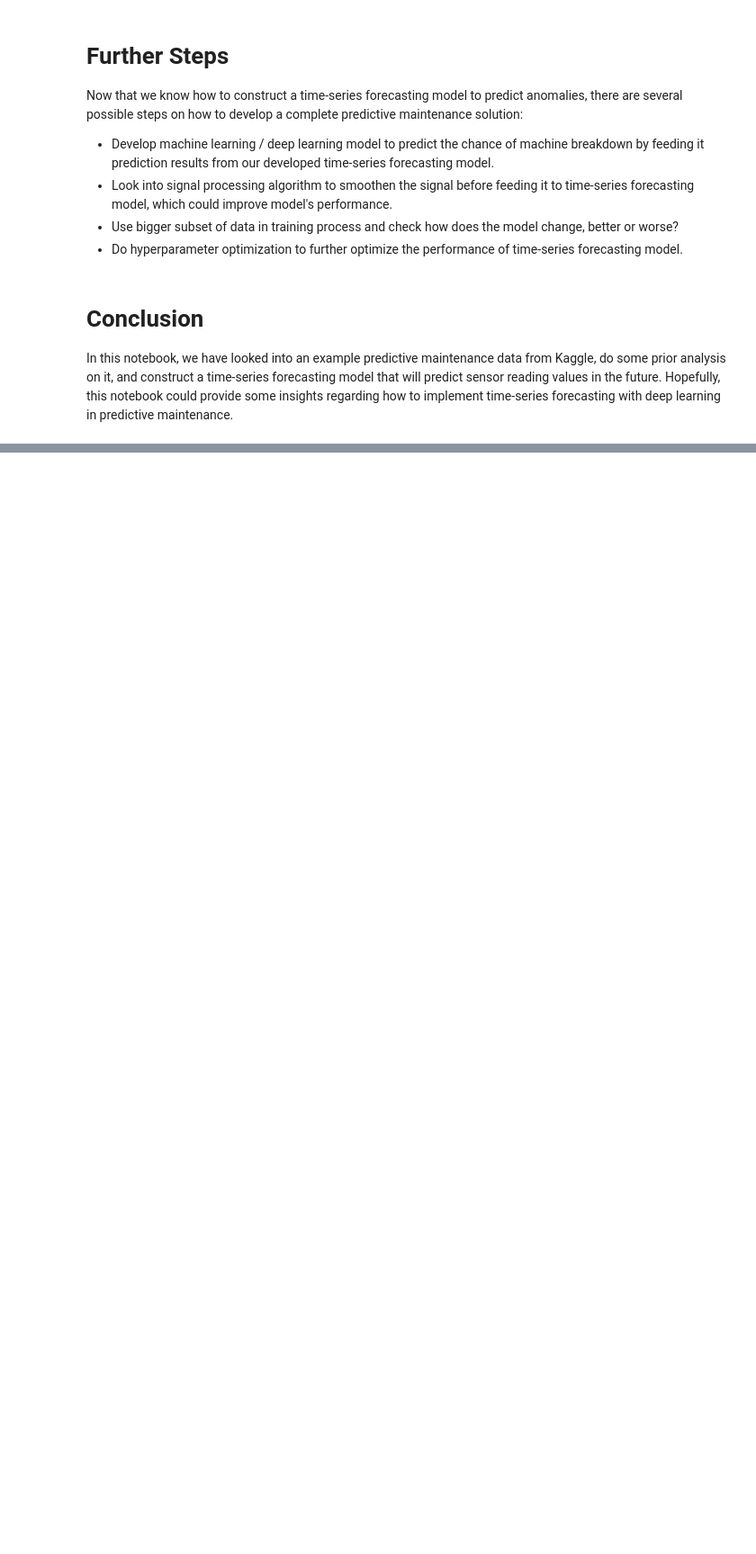
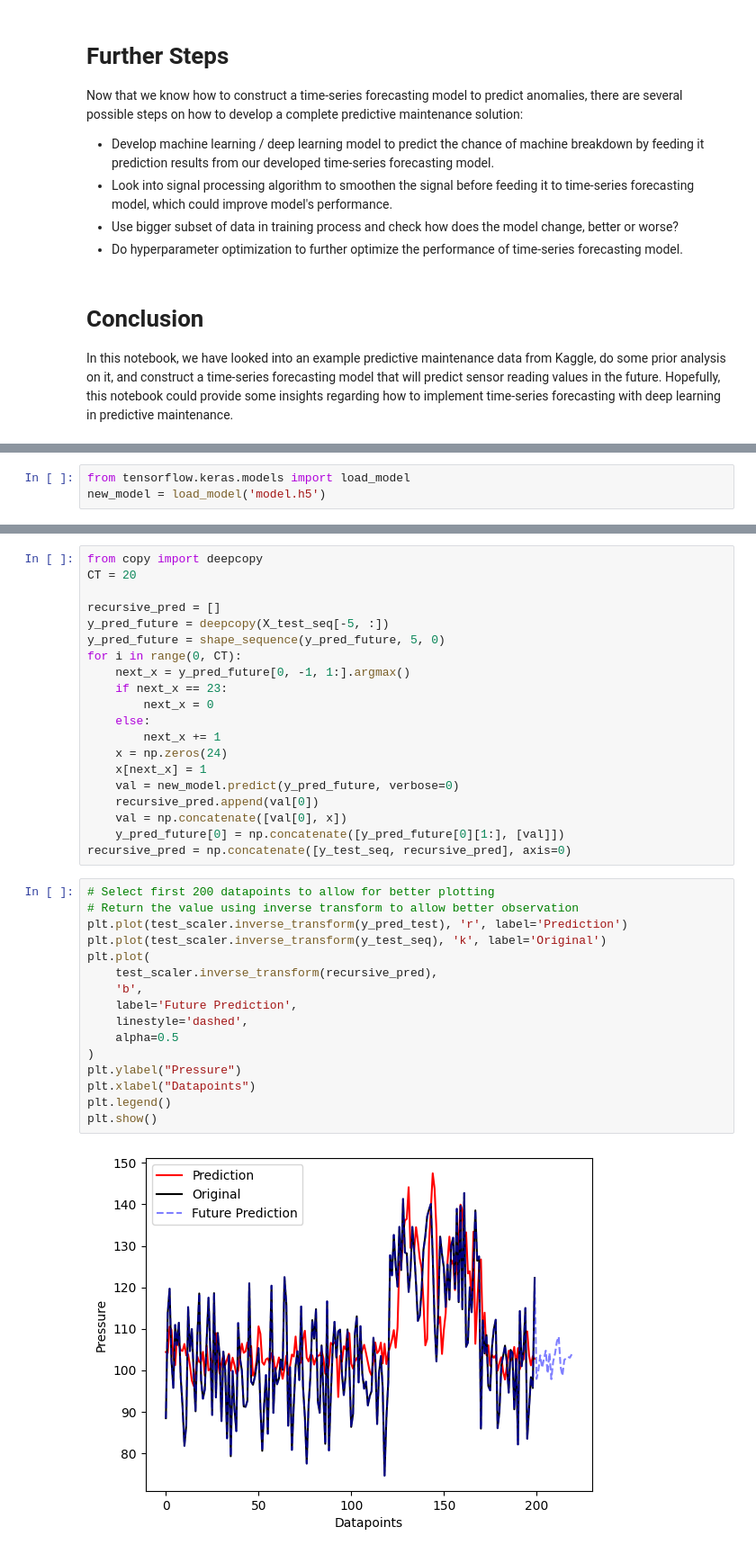
Before and after one commit to skinnyleg/thingsboard, a Jupyter notebook: predictive-maintenance/src/forecast/model.ipynb, the cells around one changed output, grey strips where cells are left out. Shown at 90% size. Cells and saved outputs as stored; diff of their text form; blank space fills up the shorter version.

```diff
--- a/predictive-maintenance/src/forecast/model.ipynb
+++ b/predictive-maintenance/src/forecast/model.ipynb
@@ -402,0 +433,3 @@ In this notebook, we have looked into an example predictive maintenance data fro
+# %%
+from tensorflow.keras.models import load_model
+new_model = load_model('model.h5')
@@ -402,0 +438,38 @@ In this notebook, we have looked into an example predictive maintenance data fro
+# %%
+from copy import deepcopy
+CT = 20
+
+recursive_pred = []
+y_pred_future = deepcopy(X_test_seq[-5, :])
+y_pred_future = shape_sequence(y_pred_future, 5, 0)
+for i in range(0, CT):
+    next_x = y_pred_future[0, -1, 1:].argmax()
+    if next_x == 23:
+        next_x = 0
+    else:
+        next_x += 1
+    x = np.zeros(24)
+    x[next_x] = 1
+    val = new_model.predict(y_pred_future, verbose=0)
+    recursive_pred.append(val[0])
+    val = np.concatenate([val[0], x])
+    y_pred_future[0] = np.concatenate([y_pred_future[0][1:], [val]])
+recursive_pred = np.concatenate([y_test_seq, recursive_pred], axis=0)
+# %%
+# Select first 200 datapoints to allow for better plotting
+# Return the value using inverse transform to allow better observation
+plt.plot(test_scaler.inverse_transform(y_pred_test), 'r', label='Prediction')
+plt.plot(test_scaler.inverse_transform(y_test_seq), 'k', label='Original')
+plt.plot(
+    test_scaler.inverse_transform(recursive_pred),
+    'b',
+    label='Future Prediction',
+    linestyle='dashed',
+    alpha=0.5
+)
+plt.ylabel("Pressure")
+plt.xlabel("Datapoints")
+plt.legend()
+plt.show()
+# %% [output]
+[figure, added]
```
Also changed, not shown: parts of 10 cells of this notebook, 1 other file.
